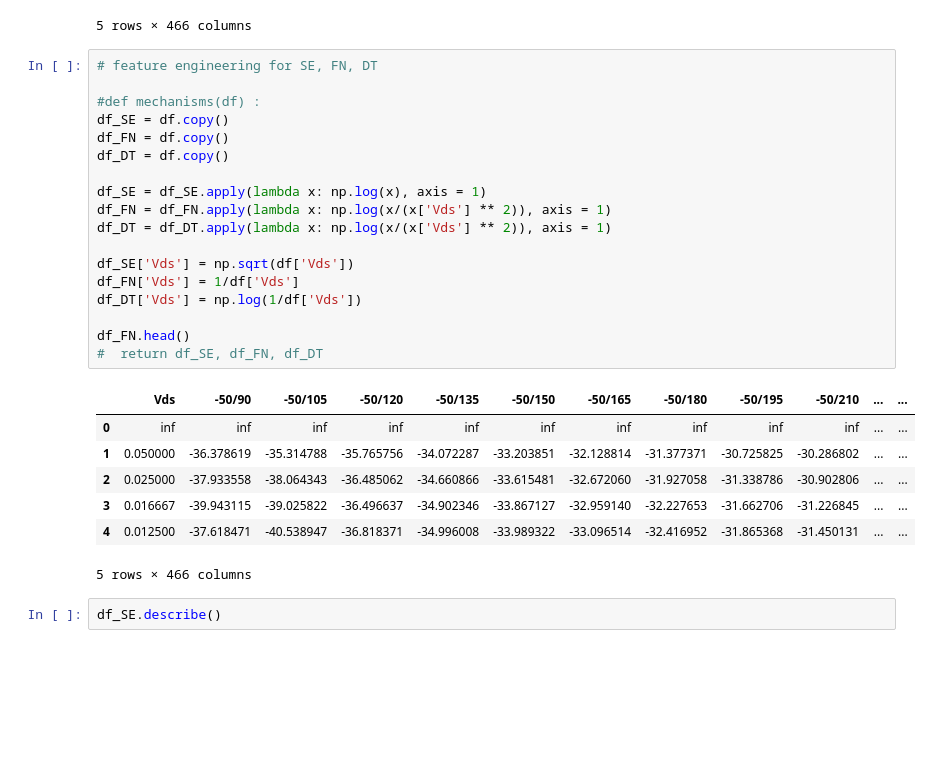
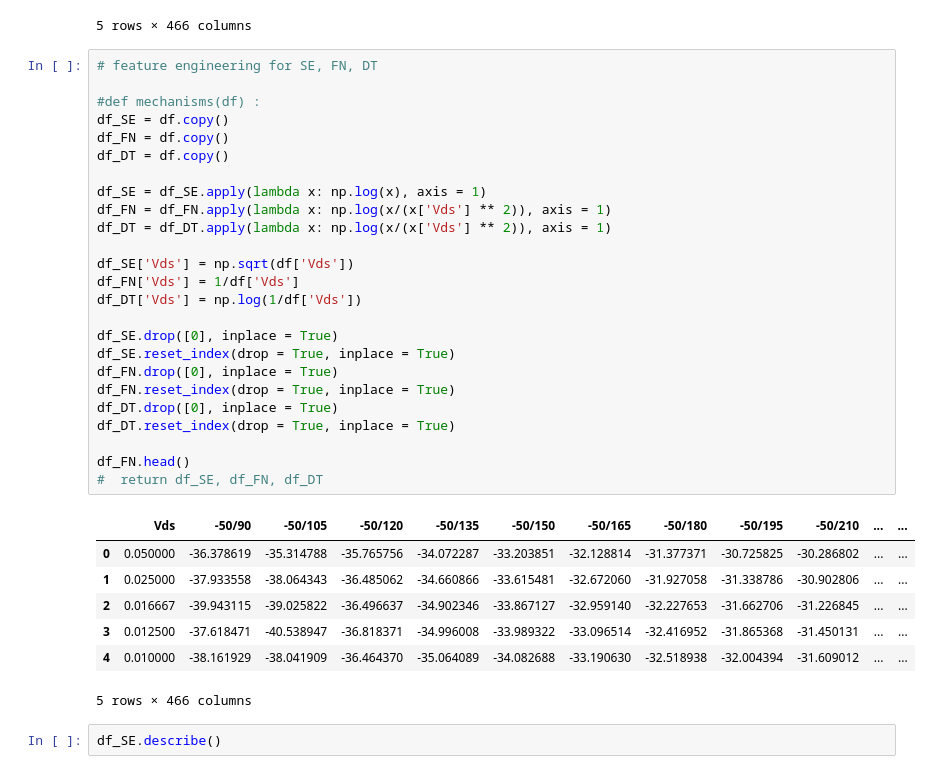
Before and after one commit to TimeKP/AI-study-contents, a Jupyter notebook: Section2_project.ipynb, the cells around one changed output. Cells and saved outputs as stored; diff of their text form; blank space fills up the shorter version.

```diff
--- a/Section2_project.ipynb
+++ b/Section2_project.ipynb
@@ -42,28 +42,35 @@ df.head()
 # %%
 # feature engineering for SE, FN, DT
 
 #def mechanisms(df) :
 df_SE = df.copy()
 df_FN = df.copy()
 df_DT = df.copy()
 
 df_SE = df_SE.apply(lambda x: np.log(x), axis = 1)
 df_FN = df_FN.apply(lambda x: np.log(x/(x['Vds'] ** 2)), axis = 1)
 df_DT = df_DT.apply(lambda x: np.log(x/(x['Vds'] ** 2)), axis = 1)
 
 df_SE['Vds'] = np.sqrt(df['Vds'])
 df_FN['Vds'] = 1/df['Vds']
 df_DT['Vds'] = np.log(1/df['Vds'])
 
+df_SE.drop([0], inplace = True)
+df_SE.reset_index(drop = True, inplace = True)
+df_FN.drop([0], inplace = True)
+df_FN.reset_index(drop = True, inplace = True)
+df_DT.drop([0], inplace = True)
+df_DT.reset_index(drop = True, inplace = True)
+
 df_FN.head()
 #  return df_SE, df_FN, df_DT
 # %% [output]
 |  | Vds | -50/90 | -50/105 | -50/120 | -50/135 | -50/150 | -50/165 | -50/180 | -50/195 | -50/210 | ... | ... |
-| 0 | inf | inf | inf | inf | inf | inf | inf | inf | inf | inf | ... | ... |
-| 1 | 0.050000 | -36.378619 | -35.314788 | -35.765756 | -34.072287 | -33.203851 | -32.128814 | -31.377371 | -30.725825 | -30.286802 | ... | ... |
-| 2 | 0.025000 | -37.933558 | -38.064343 | -36.485062 | -34.660866 | -33.615481 | -32.672060 | -31.927058 | -31.338786 | -30.902806 | ... | ... |
-| 3 | 0.016667 | -39.943115 | -39.025822 | -36.496637 | -34.902346 | -33.867127 | -32.959140 | -32.227653 | -31.662706 | -31.226845 | ... | ... |
-| 4 | 0.012500 | -37.618471 | -40.538947 | -36.818371 | -34.996008 | -33.989322 | -33.096514 | -32.416952 | -31.865368 | -31.450131 | ... | ... |
+| 0 | 0.050000 | -36.378619 | -35.314788 | -35.765756 | -34.072287 | -33.203851 | -32.128814 | -31.377371 | -30.725825 | -30.286802 | ... | ... |
+| 1 | 0.025000 | -37.933558 | -38.064343 | -36.485062 | -34.660866 | -33.615481 | -32.672060 | -31.927058 | -31.338786 | -30.902806 | ... | ... |
+| 2 | 0.016667 | -39.943115 | -39.025822 | -36.496637 | -34.902346 | -33.867127 | -32.959140 | -32.227653 | -31.662706 | -31.226845 | ... | ... |
+| 3 | 0.012500 | -37.618471 | -40.538947 | -36.818371 | -34.996008 | -33.989322 | -33.096514 | -32.416952 | -31.865368 | -31.450131 | ... | ... |
+| 4 | 0.010000 | -38.161929 | -38.041909 | -36.464370 | -35.064089 | -34.082688 | -33.190630 | -32.518938 | -32.004394 | -31.609012 | ... | ... |
 5 rows × 466 columns
 # %%
 df_SE.describe()
```
Also changed, not shown: parts of 5 cells of this notebook.
